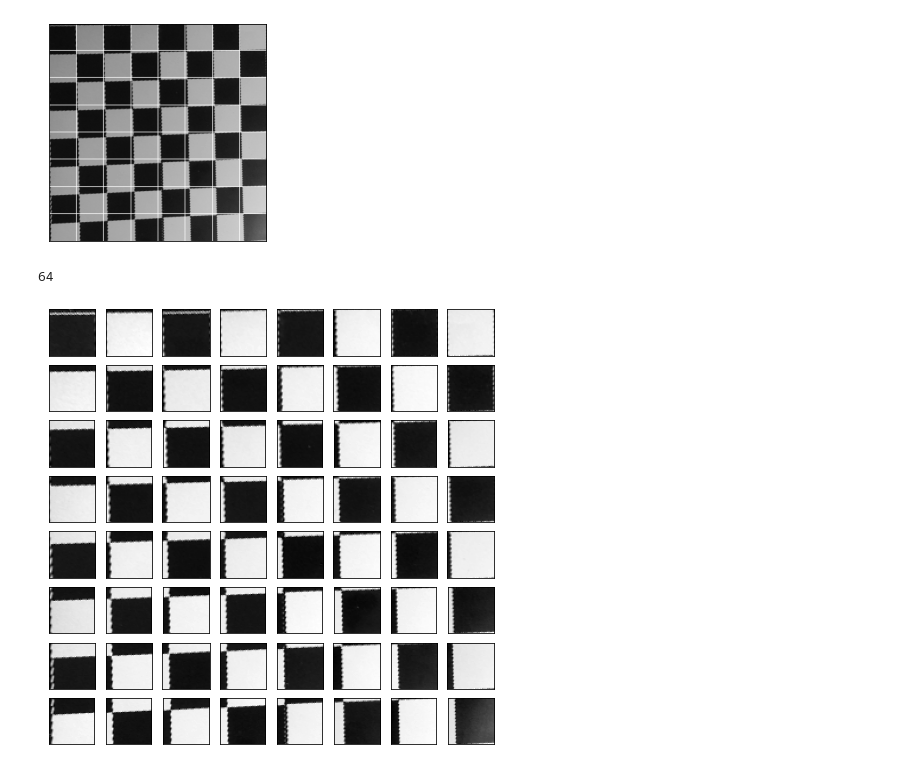
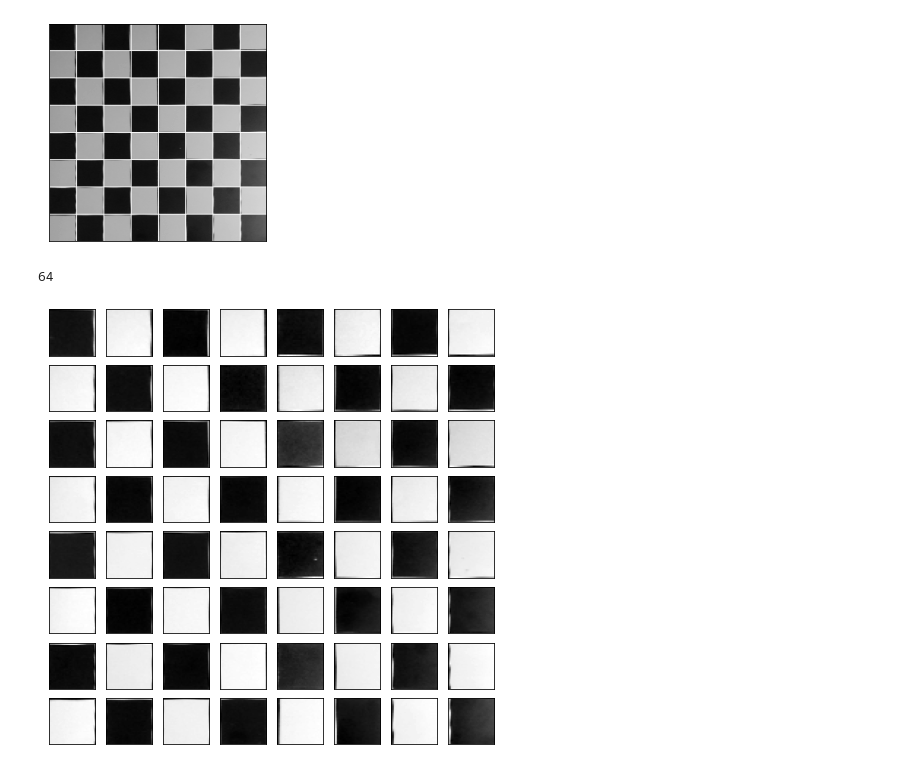
Before and after one commit to hungdaoxuan/Chess-Puzzle-Scanner, a Jupyter notebook: ExtractChessBoard.ipynb, the cells around one changed output. Drawn from its saved outputs; the diff is of its cells as text; code cells hidden in the pictures.

```diff
--- a/ExtractChessBoard.ipynb
+++ b/ExtractChessBoard.ipynb
@@ -3,6 +3,10 @@ import cv2
 import matplotlib.pyplot as plt
 import numpy as np
 import operator
+# %%
+BOARD_SIZE = 256
+CELL_SIZE = 32 # 256/8
+BLACK_THRESHOLD = 127 # nếu giá trị trung bình của matrix của CELL < BLACK_THRESHOLD thì cell là black
 # %%
 def preprocess_image(img,skip_dilate=False):
     img = cv2.GaussianBlur(img.copy(), (15, 15), 0)
@@ -67,8 +71,8 @@ def split_cells(img):
     side = img.shape[:1][0]/8
     for i in range(8):
         for j in range(8):
-            p1 = (i * side, j * side)  # Top left corner of a bounding box
-            p2 = ((i + 1) * side, (j + 1) * side)  # Bottom right corner of bounding box
+            p1 = (int(i * side), int(j * side))  # Top left corner of a bounding box
+            p2 = (int((i + 1) * side), int((j + 1) * side))  # Bottom right corner of bounding box
             squares.append((p1, p2))
     return squares
 # %%
@@ -90,11 +94,12 @@ def get_chessboard(filename):
     preprocessed_image = preprocess_image(original_image)
     points = find_corners_of_largest_polygon(preprocessed_image)
 
-    # cat bo phan vien cua ban co
+    # remove board border by 7%
     cropped_image = crop_and_warp(original_image,points)
     chieucao, chieurong = cropped_image.shape
     five_percent = chieucao // 100 * 7
     cropped_image = cropped_image[five_percent: chieucao - five_percent, five_percent: chieurong - five_percent]
+    cropped_image = cv2.resize(cropped_image, (BOARD_SIZE, BOARD_SIZE))
 
     fig = plt.figure(figsize=(10, 7))
     fig.add_subplot(1, 2, 1)
@@ -113,5 +118,5 @@ def get_chessboard(filename):
     plt.show()
     return cropped_image
 # %%
-chessboard = get_chessboard('test1.jpg')
+chessboard = get_chessboard('test3.jpg')
 # %% [output]
@@ -119,7 +124,7 @@ chessboard = get_chessboard('test1.jpg')
 # %%
 display_rects(chessboard,split_cells(chessboard))
 # %% [output]
-[figure, old version]
+[figure, new version]
 # %%
 cells = split_cells(chessboard)
 print(len(cells))
@@ -128,22 +133,18 @@ print(len(cells))
 # %%
 fig = plt.figure(figsize=(8, 8))
 columns = 8
 rows = 8
 cells = split_cells(chessboard)
 for i in range(64):
     cell = cells[i]
     (r1,c1),(r2,c2) = cell
-    r1 = int(r1)
-    r2 = int(r2)
-    c1 = int(c1)
-    c2 = int(c2)
     fig.add_subplot(rows, columns, i+1)
     plt.xticks([])
     plt.yticks([])
     plt.imshow(chessboard[r1:r2,c1:c2],cmap='gray')
 plt.show()
 # %% [output]
-[figure, old version]
+[figure, new version]
 # %%
 columns = 8
 rows = 8
```
Also changed, not shown: parts of 2 cells of this notebook.
